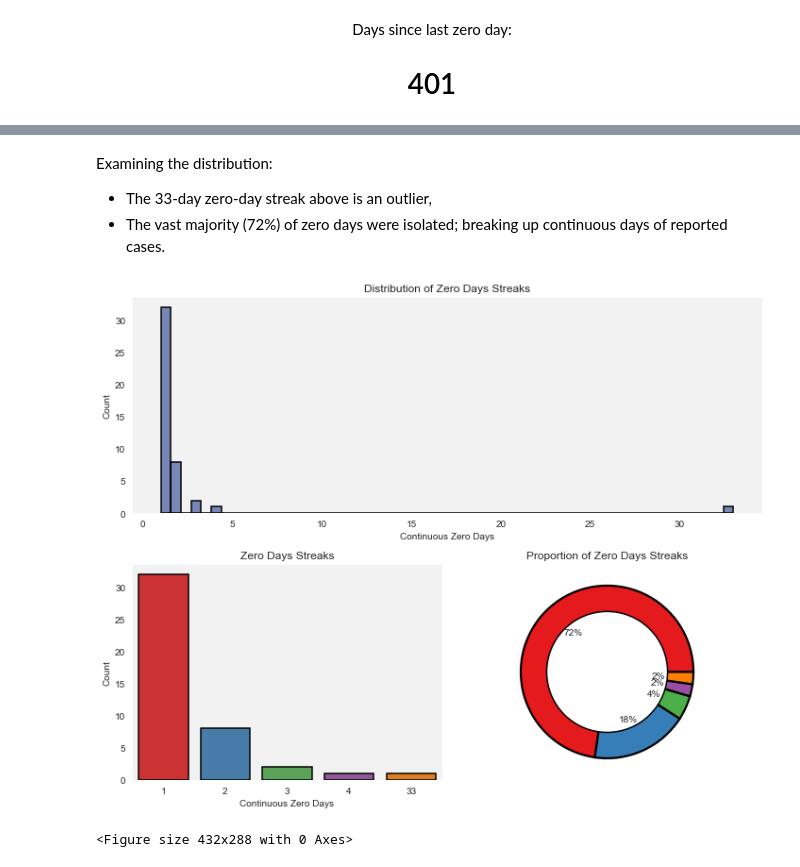
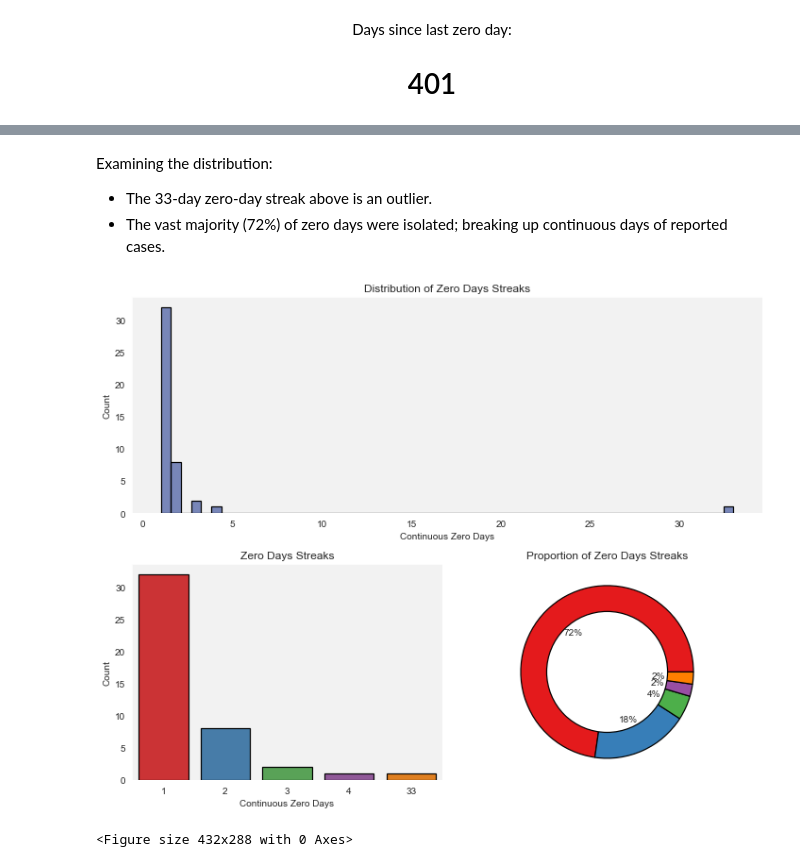
Before and after one commit to henrylin03/covid-nsw, a Jupyter notebook: covid-nsw.ipynb, the cells around one changed output, grey strips where cells are left out. Saved outputs shown, nothing was run; the diff lists cells and outputs as text; code cells hidden in the pictures.

Commit message:
reduce line width of visualisations; format using black in VSCode

```diff
--- a/covid-nsw.ipynb
+++ b/covid-nsw.ipynb
@@ -255,8 +256,8 @@ Since reporting started, the longest streak of "zero days" was 33 days, starting
 # %%
 # I minus 1 day from the difference between two dates where there were 1+ reported cases, as continuous days will return 1, but the streak is 0.
 
-zd_streaks = \
-    pd.read_sql_query("""
+zd_streaks = pd.read_sql_query(
+    """
         WITH daily_cases AS (
             SELECT DATE(notification_date) AS 'date',
                 SUM(confirmed_cases_count) AS 'reported_cases'
@@ -278,13 +279,15 @@ zd_streaks = \
             FROM daily_cases
         )
         WHERE date_diff > 0
-
-    """, engine)
+        ORDER BY date_diff DESC
+    """,
+    engine,
+)
 
 # we filter out where `date_diff` = 0, as this means there were no zero days in between those dates
 
-zd_streaks['date_diff'] = zd_streaks['date_diff'].astype(int)
+zd_streaks["date_diff"] = zd_streaks["date_diff"].astype(int)
 
-zd_streaks
+zd_streaks.head()
 # %% [output]
 |  | date_streak_broken | date_diff |
@@ -307,61 +299,61 @@ zd_streaks
 # %% [markdown]
 Examining the distribution:
-* The 33-day zero-day streak above is an outlier,
+* The 33-day zero-day streak above is an outlier.
 * The vast majority (72%) of zero days were isolated; breaking up continuous days of reported cases.
 # %%
 import matplotlib.gridspec as gridspec
 
-gs = gridspec.GridSpec(2,2)
-f = plt.figure(figsize=(10,8))
+gs = gridspec.GridSpec(2, 2)
+f = plt.figure(figsize=(10, 8))
 
 # histogram for distribution
 sns.set_palette("dark")
-zd_hist = f.add_subplot(gs[:-1,:])
-sns.histplot(data=zd_streaks, x="date_diff",
-             alpha=0.5,
-             legend=False,
-             edgecolor="black", linewidth=1.5)\
-    .set_xlabel("Continuous Zero Days")
+zd_hist = f.add_subplot(gs[:-1, :])
+sns.histplot(
+    data=zd_streaks,
+    x="date_diff",
+    alpha=0.5,
+    legend=False,
+    edgecolor="black",
+    linewidth=1.2,
+).set_xlabel("Continuous Zero Days")
 plt.title("Distribution of Zero Days Streaks")
 
 # countplot for distribution
 sns.set_palette("Set1")
-zd_countp = f.add_subplot(gs[1,0])
-sns.countplot(data=zd_streaks, x='date_diff', edgecolor="black", linewidth=1.5)\
-    .set_xlabel("Continuous Zero Days")
+zd_countp = f.add_subplot(gs[1, 0])
+sns.countplot(
+    data=zd_streaks, x="date_diff", edgecolor="black", linewidth=1.2
+).set_xlabel("Continuous Zero Days")
 plt.title("Zero Days Streaks")
 plt.ylabel("Count")
 
 # donut chart for proportion
-zd_prop = f.add_subplot(gs[1,1])
+zd_prop = f.add_subplot(gs[1, 1])
 ## transforming table for donut chart generation
-zd_streaks_count =\
-    zd_streaks\
-        .groupby('date_diff').count()\
-        .reset_index()\
-        .rename(columns={'date_streak_broken':
-                         'date_diff_count'})
-zd_donut =\
-    plt.pie(zd_streaks_count['date_diff_count'],
-        wedgeprops={'linewidth': 2.2,
-                    'edgecolor': 'black'},
-        autopct="%d%%")
+zd_streaks_count = (
+    zd_streaks.groupby("date_diff")
+    .count()
+    .reset_index()
+    .rename(columns={"date_streak_broken": "date_diff_count"})
+)
+zd_donut = plt.pie(
+    zd_streaks_count["date_diff_count"],
+    wedgeprops={"linewidth": 1.2, "edgecolor": "black"},
+    autopct="%d%%",
+)
 plt.title("Proportion of Zero Days Streaks")
 
-my_circle = plt.Circle((0,0),
-                       0.7,
-                       facecolor='white',
-                       edgecolor="black",
-                       linewidth=1.5)
+my_circle = plt.Circle((0, 0), 0.7, facecolor="white", edgecolor="black", linewidth=1.2)
 p = plt.gcf()
 p.gca().add_artist(my_circle)
 
 
 gs.tight_layout(f)
 plt.show()
 plt.clf()
 # %% [output]
-[figure, old version]
+[figure, new version]
 <Figure size 432x288 with 0 Axes>
 # %%
 ### potential insights:
```
Also changed, not shown: parts of 5 cells of this notebook.
